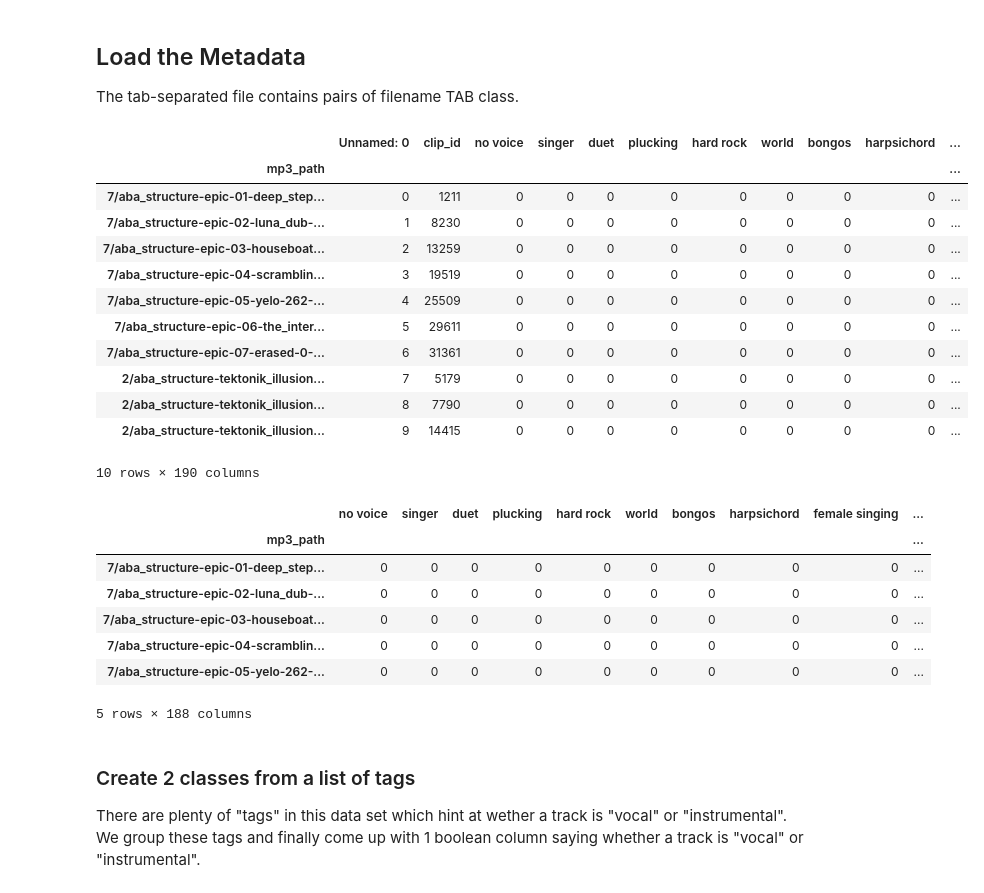
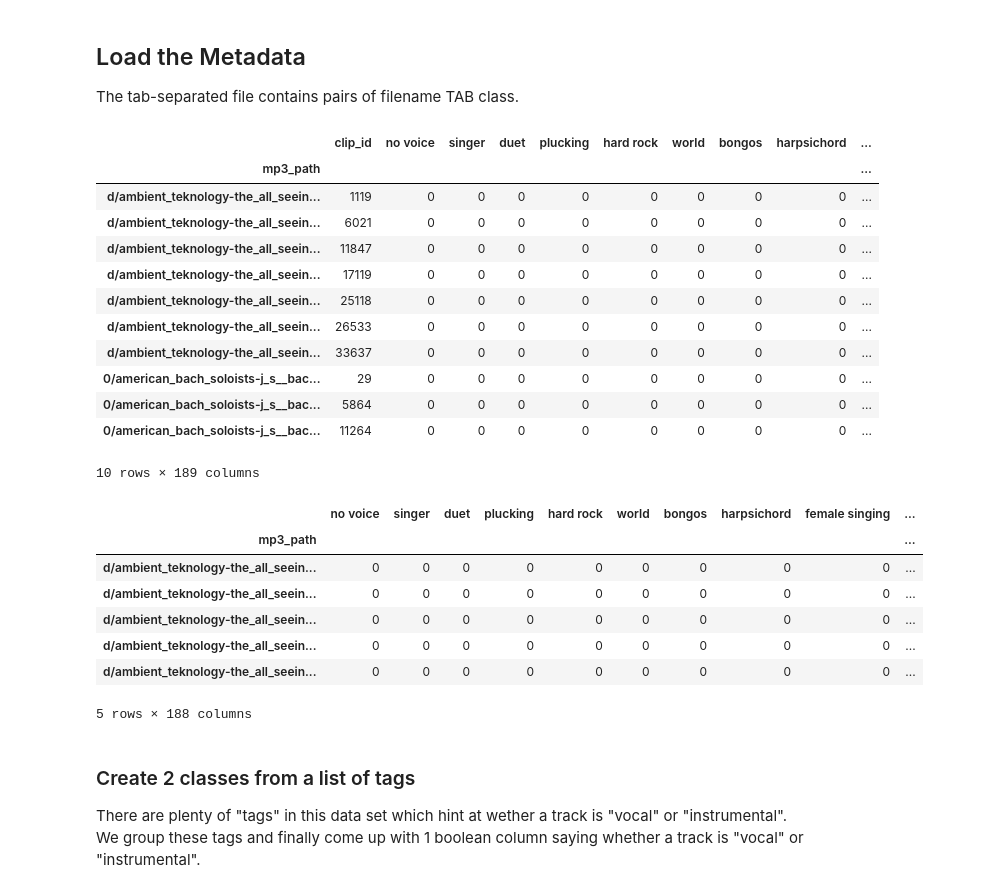
Before and after one commit to audiofeature/DL_Tutorial_MLPrague18, a Jupyter notebook: Part 2b - Instrumental vocal detection.ipynb, the cells around one changed output. Saved outputs shown, nothing was run; the diff lists cells and outputs as text; code cells hidden in the pictures.

```diff
--- a/Part 2b - Instrumental vocal detection.ipynb
+++ b/Part 2b - Instrumental vocal detection.ipynb
@@ -33,9 +43,10 @@ Set the path to the unpacked folder in the next box:
 # %%
 import os
 
-DATA_PATH = '/home/lidy/temp/MagnaTagATune'
+DATA_PATH = '/home/tlidy/data/MagnaTagATune'
 AUDIO_PATH = os.path.join(DATA_PATH, 'audio')
 META_PATH = os.path.join(DATA_PATH, 'metadata')
+NPZ_FILE = '/home/tlidy/data/mel_spectrogram_segments_96x1366.npz'
 # %%
 # General Imports
 
@@ -74,37 +85,37 @@ The tab-separated file contains pairs of filename TAB class.
 # %%
 csv_file = os.path.join(META_PATH,'annotations_final_subsample.csv')
 
 # we select the last column (-1) as the index column (= filename)
-metadata = pd.read_csv(csv_file, index_col=-1, sep='\t')
+metadata = pd.read_csv(csv_file, index_col=0, sep='\t')
 metadata.head(10)
 # %% [output]
-|  | Unnamed: 0 | clip_id | no voice | singer | duet | plucking | hard rock | world | bongos | harpsichord | ... |
-| mp3_path |  |  |  |  |  |  |  |  |  |  | ... |
-| 7/aba_structure-epic-01-deep_step... | 0 | 1211 | 0 | 0 | 0 | 0 | 0 | 0 | 0 | 0 | ... |
-| 7/aba_structure-epic-02-luna_dub-... | 1 | 8230 | 0 | 0 | 0 | 0 | 0 | 0 | 0 | 0 | ... |
-| 7/aba_structure-epic-03-houseboat... | 2 | 13259 | 0 | 0 | 0 | 0 | 0 | 0 | 0 | 0 | ... |
-| 7/aba_structure-epic-04-scramblin... | 3 | 19519 | 0 | 0 | 0 | 0 | 0 | 0 | 0 | 0 | ... |
-| 7/aba_structure-epic-05-yelo-262-... | 4 | 25509 | 0 | 0 | 0 | 0 | 0 | 0 | 0 | 0 | ... |
-| 7/aba_structure-epic-06-the_inter... | 5 | 29611 | 0 | 0 | 0 | 0 | 0 | 0 | 0 | 0 | ... |
-| 7/aba_structure-epic-07-erased-0-... | 6 | 31361 | 0 | 0 | 0 | 0 | 0 | 0 | 0 | 0 | ... |
-| 2/aba_structure-tektonik_illusion... | 7 | 5179 | 0 | 0 | 0 | 0 | 0 | 0 | 0 | 0 | ... |
-| 2/aba_structure-tektonik_illusion... | 8 | 7790 | 0 | 0 | 0 | 0 | 0 | 0 | 0 | 0 | ... |
-| 2/aba_structure-tektonik_illusion... | 9 | 14415 | 0 | 0 | 0 | 0 | 0 | 0 | 0 | 0 | ... |
+|  | clip_id | no voice | singer | duet | plucking | hard rock | world | bongos | harpsichord | ... |
+| mp3_path |  |  |  |  |  |  |  |  |  | ... |
+| d/ambient_teknology-the_all_seein... | 1119 | 0 | 0 | 0 | 0 | 0 | 0 | 0 | 0 | ... |
+| d/ambient_teknology-the_all_seein... | 6021 | 0 | 0 | 0 | 0 | 0 | 0 | 0 | 0 | ... |
+| d/ambient_teknology-the_all_seein... | 11847 | 0 | 0 | 0 | 0 | 0 | 0 | 0 | 0 | ... |
+| d/ambient_teknology-the_all_seein... | 17119 | 0 | 0 | 0 | 0 | 0 | 0 | 0 | 0 | ... |
+| d/ambient_teknology-the_all_seein... | 25118 | 0 | 0 | 0 | 0 | 0 | 0 | 0 | 0 | ... |
+| d/ambient_teknology-the_all_seein... | 26533 | 0 | 0 | 0 | 0 | 0 | 0 | 0 | 0 | ... |
+| d/ambient_teknology-the_all_seein... | 33637 | 0 | 0 | 0 | 0 | 0 | 0 | 0 | 0 | ... |
+| 0/american_bach_soloists-j_s__bac... | 29 | 0 | 0 | 0 | 0 | 0 | 0 | 0 | 0 | ... |
+| 0/american_bach_soloists-j_s__bac... | 5864 | 0 | 0 | 0 | 0 | 0 | 0 | 0 | 0 | ... |
+| 0/american_bach_soloists-j_s__bac... | 11264 | 0 | 0 | 0 | 0 | 0 | 0 | 0 | 0 | ... |
-10 rows × 190 columns
+10 rows × 189 columns
 # %%
-# remove the uneeded columns "Unnamed" and "clip_id"
-cols = [0,1]
-metadata.drop(metadata.columns[cols],axis=1,inplace=True)
+# remove the uneeded colum"clip_id"
+cols = "clip_id"
+metadata.drop(cols,axis=1,inplace=True)
 
 metadata.head()
 # %% [output]
 |  | no voice | singer | duet | plucking | hard rock | world | bongos | harpsichord | female singing | ... |
 | mp3_path |  |  |  |  |  |  |  |  |  | ... |
-| 7/aba_structure-epic-01-deep_step... | 0 | 0 | 0 | 0 | 0 | 0 | 0 | 0 | 0 | ... |
-| 7/aba_structure-epic-02-luna_dub-... | 0 | 0 | 0 | 0 | 0 | 0 | 0 | 0 | 0 | ... |
-| 7/aba_structure-epic-03-houseboat... | 0 | 0 | 0 | 0 | 0 | 0 | 0 | 0 | 0 | ... |
-| 7/aba_structure-epic-04-scramblin... | 0 | 0 | 0 | 0 | 0 | 0 | 0 | 0 | 0 | ... |
-| 7/aba_structure-epic-05-yelo-262-... | 0 | 0 | 0 | 0 | 0 | 0 | 0 | 0 | 0 | ... |
+| d/ambient_teknology-the_all_seein... | 0 | 0 | 0 | 0 | 0 | 0 | 0 | 0 | 0 | ... |
+| d/ambient_teknology-the_all_seein... | 0 | 0 | 0 | 0 | 0 | 0 | 0 | 0 | 0 | ... |
+| d/ambient_teknology-the_all_seein... | 0 | 0 | 0 | 0 | 0 | 0 | 0 | 0 | 0 | ... |
+| d/ambient_teknology-the_all_seein... | 0 | 0 | 0 | 0 | 0 | 0 | 0 | 0 | 0 | ... |
+| d/ambient_teknology-the_all_seein... | 0 | 0 | 0 | 0 | 0 | 0 | 0 | 0 | 0 | ... |
 5 rows × 188 columns
 # %% [markdown]
 ### Create 2 classes from a list of tags
```
Also changed, not shown: parts of 31 cells of this notebook.
